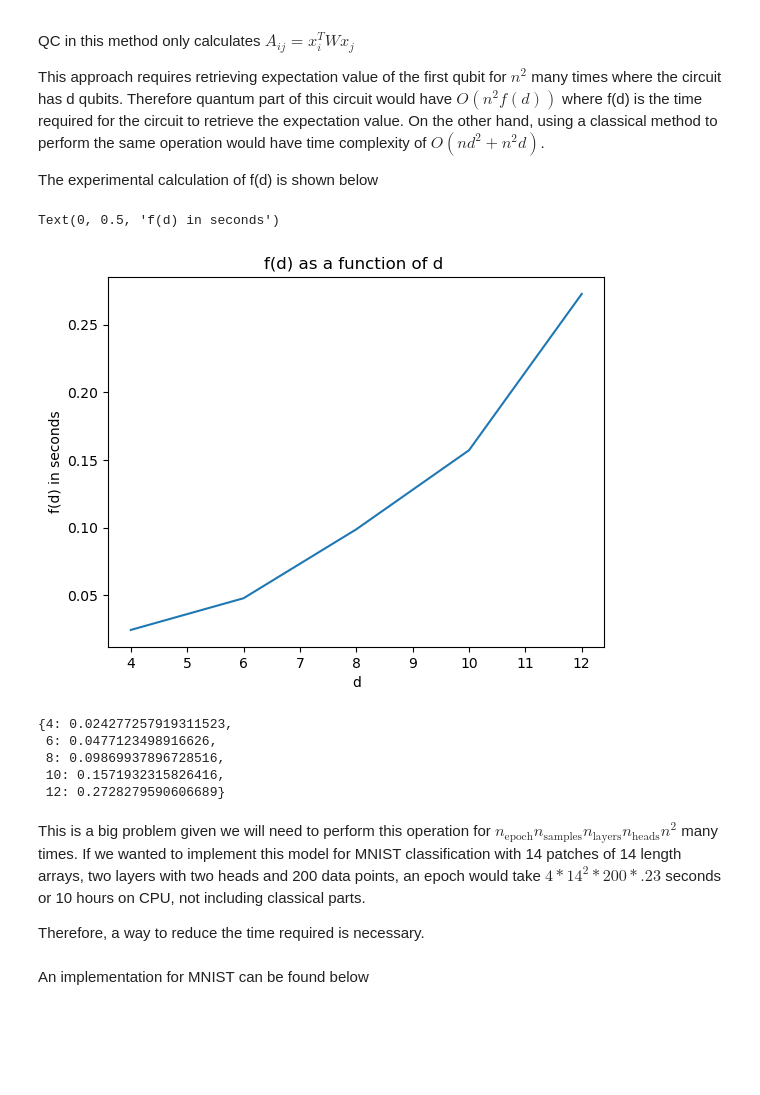
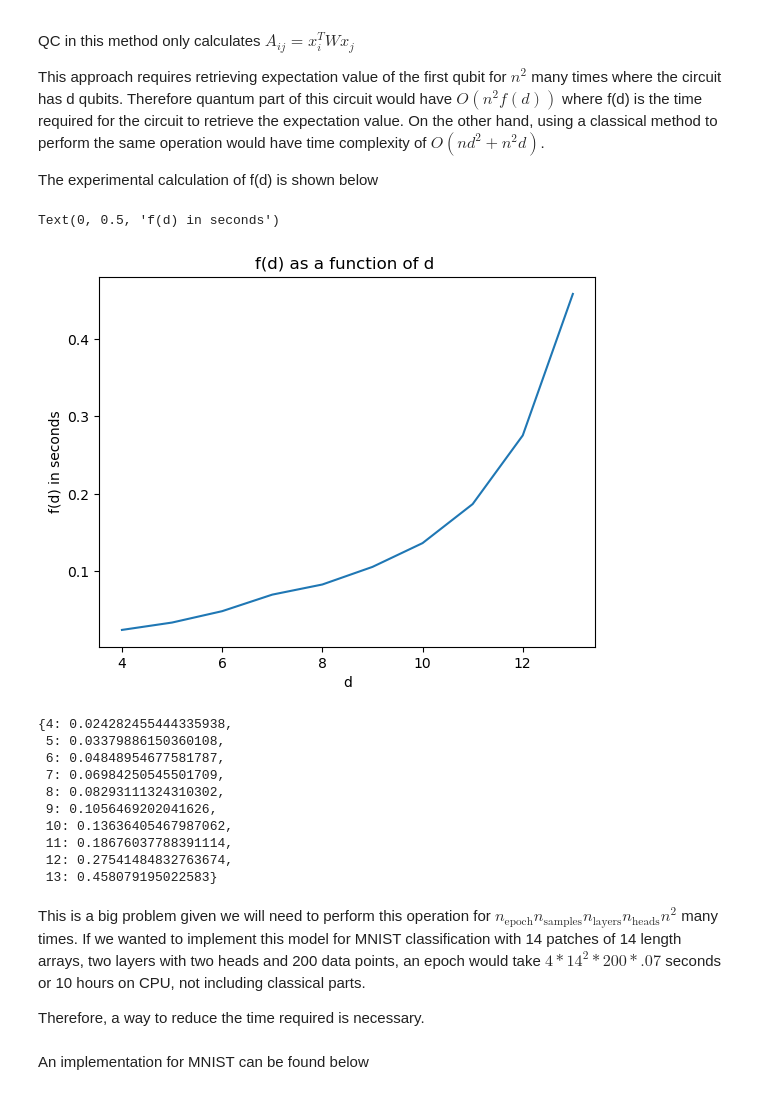
Before and after one commit to EyupBunlu/QViT_HEP_ML4Sci, a Jupyter notebook: Introduction.ipynb, the cells around one changed output. Drawn from its saved outputs; the diff is of its cells as text; code cells hidden in the pictures; blank space fills up the shorter version.

```diff
--- a/Introduction.ipynb
+++ b/Introduction.ipynb
@@ -133,7 +133,7 @@ X = torch.rand(5,2,3)*2-1
 X = X/(X**2).sum(axis=-1).sqrt()[...,None]
 n = X.shape[1]+1
 d = X.shape[2]
-n_epoch = 500
+n_epoch = 100
 # %%
 W_ideal = torch.rand(d,d)-1/2
 W_ideal = W_ideal-W_ideal.T
@@ -204,32 +204,37 @@ The experimental calculation of f(d) is shown below
 # %%
 t={}
 l=[]
 n=10
-for i in range(4,14,2):
+for i in range(4,14,1):
     X=convert_array(torch.rand(2,i))
     A = circuit_to_layer(compute_attention_element,wires=list(range(i+1)),pars={'phi':(i**2-i)//2})
     t_ = time.time()
     for _ in range(n):A(X.flatten())
     t[i]= (time.time()-t_)/n
     l.append(i)
 
 plt.plot(t.keys(),[t[i] for i in t.keys()])
 plt.title("f(d) as a function of d ")
 plt.xlabel('d')
 plt.ylabel('f(d) in seconds')
 # %% [output]
 Text(0, 0.5, 'f(d) in seconds')
-[figure, old version]
+[figure, new version]
 # %%
 t
 # %% [output]
-{4: 0.024277257919311523,
- 6: 0.0477123498916626,
- 8: 0.09869937896728516,
- 10: 0.1571932315826416,
- 12: 0.2728279590606689}
+{4: 0.024282455444335938,
+ 5: 0.03379886150360108,
+ 6: 0.04848954677581787,
+ 7: 0.06984250545501709,
+ 8: 0.08293111324310302,
+ 9: 0.1056469202041626,
+ 10: 0.13636405467987062,
+ 11: 0.18676037788391114,
+ 12: 0.27541484832763674,
+ 13: 0.458079195022583}
 # %% [markdown]
-This is a big problem given we will need to perform this operation for $n_{\text{epoch}}n_{\text{samples}}n_{\text{layers}}n_{\text{heads}}n^2$ many times. If we wanted to implement this model for MNIST classification with 14 patches of 14 length arrays, two layers with two heads and 200 data points, an epoch would take $4*14^2*200*.23$ seconds or 10 hours on CPU, not including classical parts.
+This is a big problem given we will need to perform this operation for $n_{\text{epoch}}n_{\text{samples}}n_{\text{layers}}n_{\text{heads}}n^2$ many times. If we wanted to implement this model for MNIST classification with 14 patches of 14 length arrays, two layers with two heads and 200 data points, an epoch would take $4*14^2*200*.07$ seconds or 10 hours on CPU, not including classical parts.
 
 Therefore, a way to reduce the time required is necessary.
 # %% [markdown]
```
Also changed, not shown: parts of 9 cells of this notebook.
